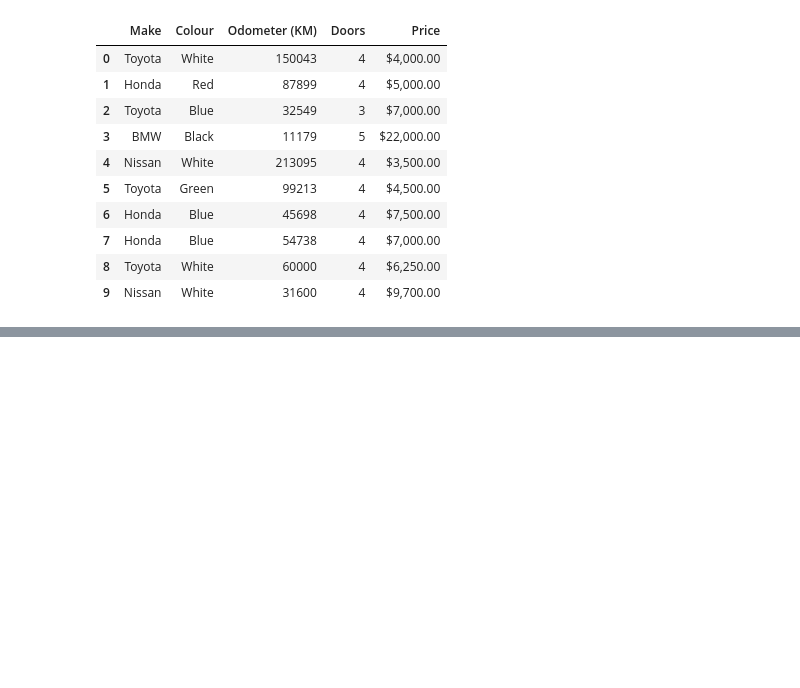
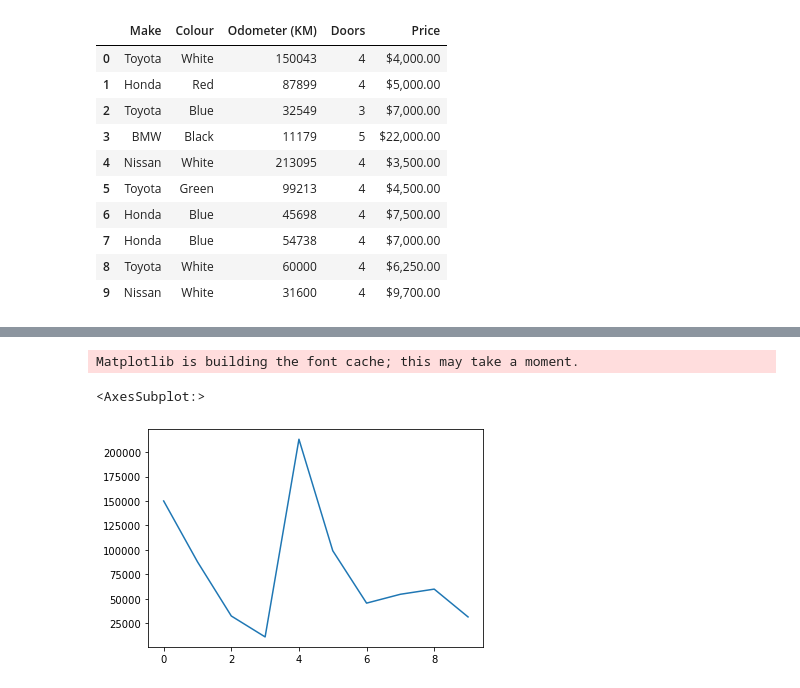
Before and after one commit to Divyat-Agrawal/learning-Data-Science, a Jupyter notebook: Pandas/pandas.ipynb, the cells around one changed output, grey strips where cells are left out. Saved outputs shown, nothing was run; the diff lists cells and outputs as text; code cells hidden in the pictures; blank space fills up the shorter version.

```diff
--- a/Pandas/pandas.ipynb
+++ b/Pandas/pandas.ipynb
@@ -74,0 +457,6 @@ exported_car_sales
+# %%
+car_sales["Odometer (KM)"].plot()
+# %% [output]
+Matplotlib is building the font cache; this may take a moment.
+<AxesSubplot:>
+[figure, added]
```
Also changed, not shown: parts of 66 cells of this notebook.
